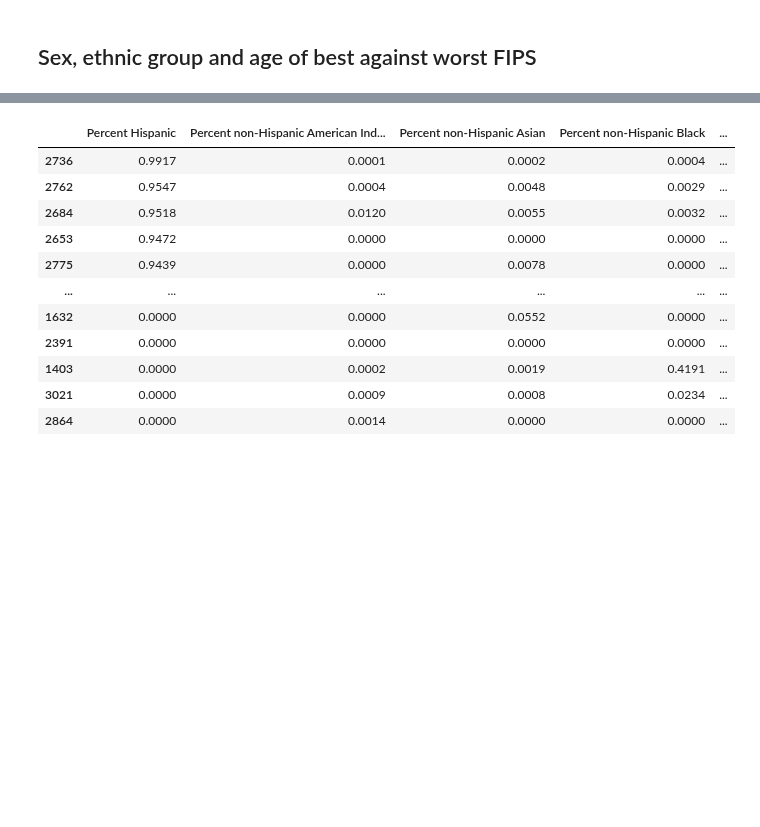
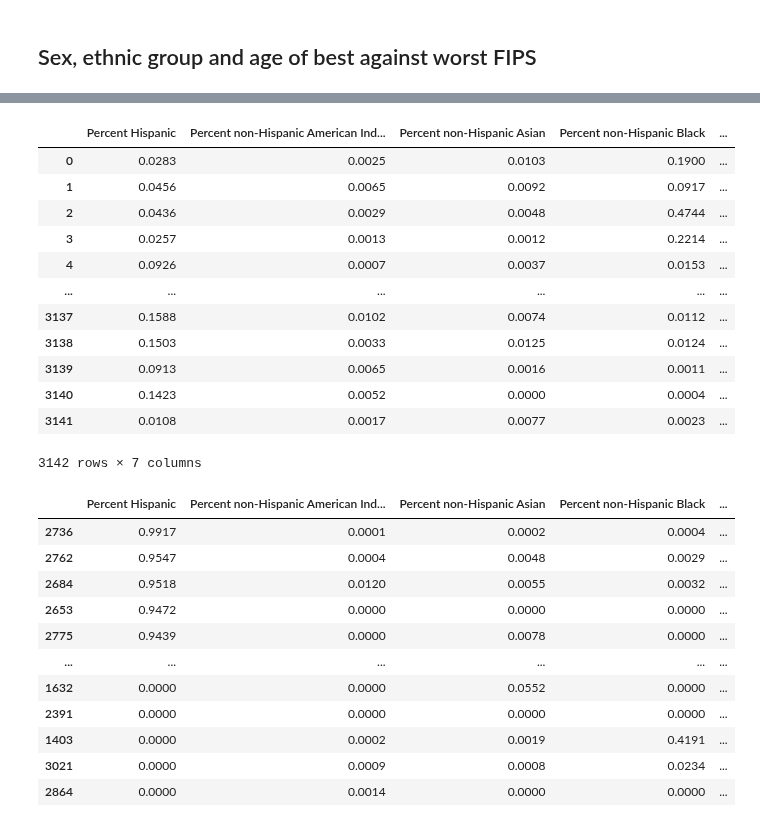
Before and after one commit to mgeffroy/P1-US-COVID-19-Vaccination-Campaign, a Jupyter notebook: Gender, Age and Ethnicity.ipynb, the cells around one changed output, grey strips where cells are left out. Drawn from its saved outputs; the diff is of its cells as text; code cells hidden in the pictures; blank space fills up the shorter version.

```diff
--- a/Gender, Age and Ethnicity.ipynb
+++ b/Gender, Age and Ethnicity.ipynb
@@ -14 +29,18 @@ census_eth = pd.read_csv('clean_data/census_2019_ethnicity.csv', dtype={'FIPS Co
+# %%
+vaccination_ethnic_group = vaccionation[['Percent Hispanic', 'Percent non-Hispanic American Indian/Alaska Native', 'Percent non-Hispanic Asian', 'Percent non-Hispanic Black', 'Percent non-Hispanic Native Hawaiian/Pacific Islander', 'Percent non-Hispanic White', 'Percent non-Hispanic Other']]
+vaccination_ethnic_group
+# %% [output]
+|  | Percent Hispanic | Percent non-Hispanic American Ind... | Percent non-Hispanic Asian | Percent non-Hispanic Black | ... |
+| 0 | 0.0283 | 0.0025 | 0.0103 | 0.1900 | ... |
+| 1 | 0.0456 | 0.0065 | 0.0092 | 0.0917 | ... |
+| 2 | 0.0436 | 0.0029 | 0.0048 | 0.4744 | ... |
+| 3 | 0.0257 | 0.0013 | 0.0012 | 0.2214 | ... |
+| 4 | 0.0926 | 0.0007 | 0.0037 | 0.0153 | ... |
+| ... | ... | ... | ... | ... | ... |
+| 3137 | 0.1588 | 0.0102 | 0.0074 | 0.0112 | ... |
+| 3138 | 0.1503 | 0.0033 | 0.0125 | 0.0124 | ... |
+| 3139 | 0.0913 | 0.0065 | 0.0016 | 0.0011 | ... |
+| 3140 | 0.1423 | 0.0052 | 0.0000 | 0.0004 | ... |
+| 3141 | 0.0108 | 0.0017 | 0.0077 | 0.0023 | ... |
+3142 rows × 7 columns
 # %%
```
Also changed, not shown: parts of 6 cells of this notebook.
